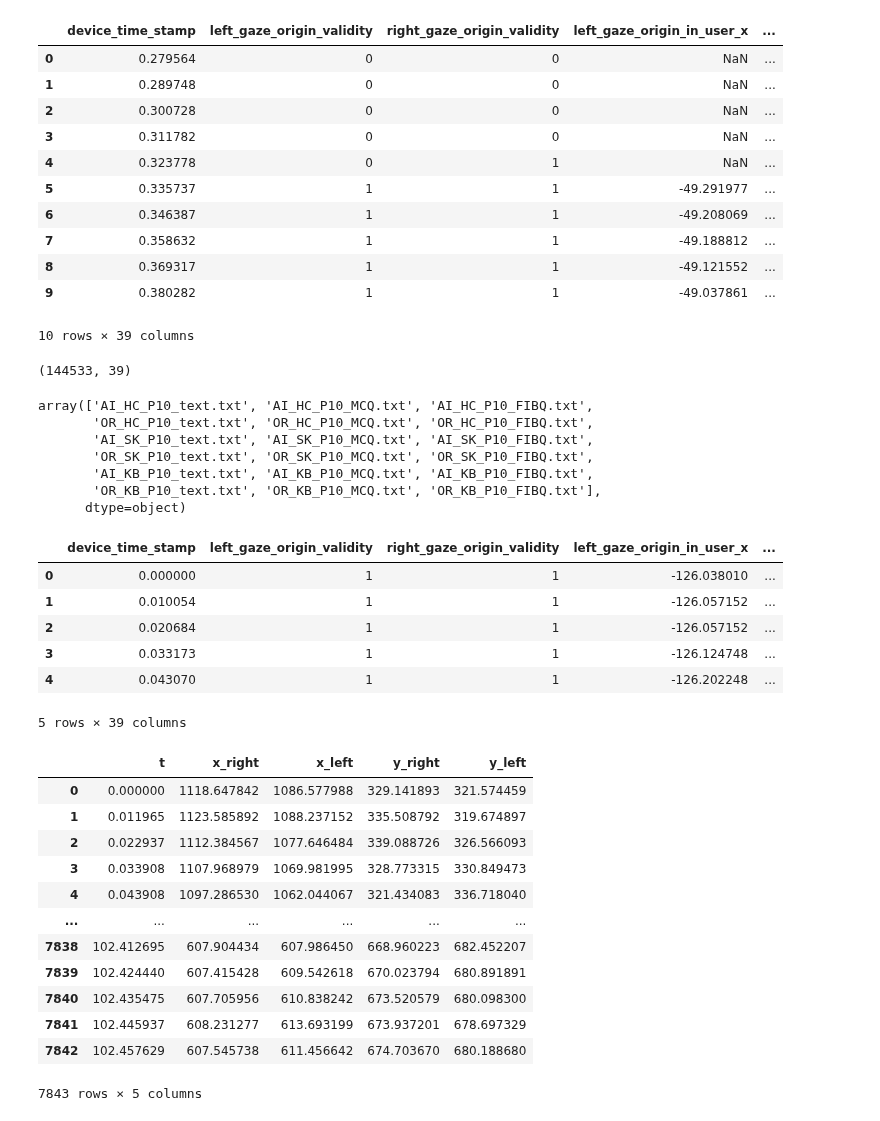
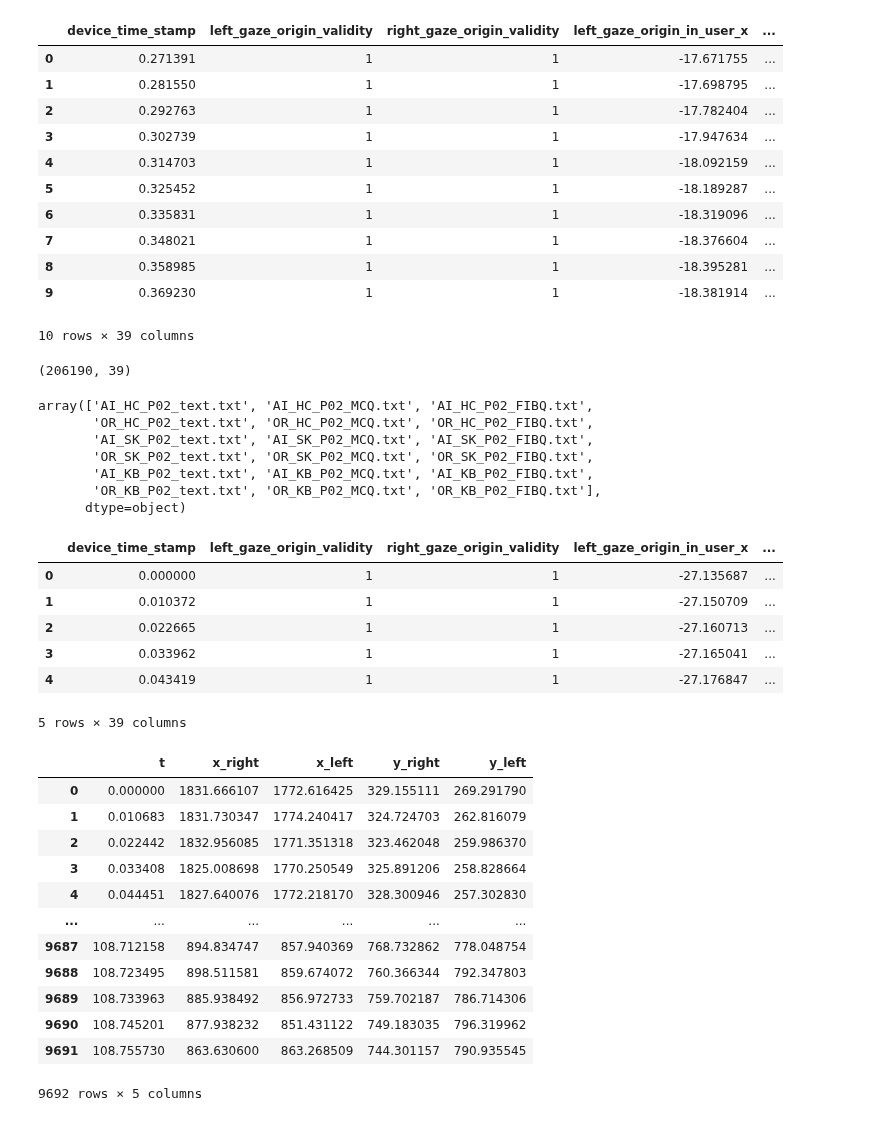
Before and after one commit to slayervictor/Fagpakkeprojekt-Eyes-Modelling, a Jupyter notebook: eye_tracking_expiriment/data_extraction.ipynb, the cells around one changed output. Drawn from its saved outputs; the diff is of its cells as text; code cells hidden in the pictures.

```diff
--- a/eye_tracking_expiriment/data_extraction.ipynb
+++ b/eye_tracking_expiriment/data_extraction.ipynb
@@ -12,36 +12,36 @@ testperson = 2
 # %%
 warnings.filterwarnings('ignore')
-gaze = pd.read_csv("../eye_tracking_expiriment\data\gaze_data_Alexander_2.csv")
+gaze = pd.read_csv("../eye_tracking_expiriment\data\gaze_data_Muhammad_1.csv")
 gaze.head(10)
 # %% [output]
 |  | device_time_stamp | left_gaze_origin_validity | right_gaze_origin_validity | left_gaze_origin_in_user_x | ... |
-| 0 | 0.279564 | 0 | 0 | NaN | ... |
-| 1 | 0.289748 | 0 | 0 | NaN | ... |
-| 2 | 0.300728 | 0 | 0 | NaN | ... |
-| 3 | 0.311782 | 0 | 0 | NaN | ... |
-| 4 | 0.323778 | 0 | 1 | NaN | ... |
-| 5 | 0.335737 | 1 | 1 | -49.291977 | ... |
-| 6 | 0.346387 | 1 | 1 | -49.208069 | ... |
-| 7 | 0.358632 | 1 | 1 | -49.188812 | ... |
-| 8 | 0.369317 | 1 | 1 | -49.121552 | ... |
-| 9 | 0.380282 | 1 | 1 | -49.037861 | ... |
+| 0 | 0.271391 | 1 | 1 | -17.671755 | ... |
+| 1 | 0.281550 | 1 | 1 | -17.698795 | ... |
+| 2 | 0.292763 | 1 | 1 | -17.782404 | ... |
+| 3 | 0.302739 | 1 | 1 | -17.947634 | ... |
+| 4 | 0.314703 | 1 | 1 | -18.092159 | ... |
+| 5 | 0.325452 | 1 | 1 | -18.189287 | ... |
+| 6 | 0.335831 | 1 | 1 | -18.319096 | ... |
+| 7 | 0.348021 | 1 | 1 | -18.376604 | ... |
+| 8 | 0.358985 | 1 | 1 | -18.395281 | ... |
+| 9 | 0.369230 | 1 | 1 | -18.381914 | ... |
 10 rows × 39 columns
 # %%
 gaze = gaze.dropna()
 gaze.reset_index(drop=True, inplace=True)
 gaze.shape
 # %% [output]
-(144533, 39)
+(206190, 39)
 # %%
 un = gaze["text_file"].unique()
 un
 # %% [output]
-array(['AI_HC_P10_text.txt', 'AI_HC_P10_MCQ.txt', 'AI_HC_P10_FIBQ.txt',
-       'OR_HC_P10_text.txt', 'OR_HC_P10_MCQ.txt', 'OR_HC_P10_FIBQ.txt',
-       'AI_SK_P10_text.txt', 'AI_SK_P10_MCQ.txt', 'AI_SK_P10_FIBQ.txt',
-       'OR_SK_P10_text.txt', 'OR_SK_P10_MCQ.txt', 'OR_SK_P10_FIBQ.txt',
-       'AI_KB_P10_text.txt', 'AI_KB_P10_MCQ.txt', 'AI_KB_P10_FIBQ.txt',
-       'OR_KB_P10_text.txt', 'OR_KB_P10_MCQ.txt', 'OR_KB_P10_FIBQ.txt'],
+array(['AI_HC_P02_text.txt', 'AI_HC_P02_MCQ.txt', 'AI_HC_P02_FIBQ.txt',
+       'OR_HC_P02_text.txt', 'OR_HC_P02_MCQ.txt', 'OR_HC_P02_FIBQ.txt',
+       'AI_SK_P02_text.txt', 'AI_SK_P02_MCQ.txt', 'AI_SK_P02_FIBQ.txt',
+       'OR_SK_P02_text.txt', 'OR_SK_P02_MCQ.txt', 'OR_SK_P02_FIBQ.txt',
+       'AI_KB_P02_text.txt', 'AI_KB_P02_MCQ.txt', 'AI_KB_P02_FIBQ.txt',
+       'OR_KB_P02_text.txt', 'OR_KB_P02_MCQ.txt', 'OR_KB_P02_FIBQ.txt'],
       dtype=object)
 # %%
 im_HC_AI = gaze[(gaze["Label"] == "Immersive") & (gaze["text_file"] == un[0])]
@@ -66,11 +66,11 @@ im_KB_OR["device_time_stamp"] = im_KB_OR["device_time_stamp"] - im_KB_OR["device
 im_SK_OR.head(5)
 # %% [output]
 |  | device_time_stamp | left_gaze_origin_validity | right_gaze_origin_validity | left_gaze_origin_in_user_x | ... |
-| 0 | 0.000000 | 1 | 1 | -126.038010 | ... |
-| 1 | 0.010054 | 1 | 1 | -126.057152 | ... |
-| 2 | 0.020684 | 1 | 1 | -126.057152 | ... |
-| 3 | 0.033173 | 1 | 1 | -126.124748 | ... |
-| 4 | 0.043070 | 1 | 1 | -126.202248 | ... |
+| 0 | 0.000000 | 1 | 1 | -27.135687 | ... |
+| 1 | 0.010372 | 1 | 1 | -27.150709 | ... |
+| 2 | 0.022665 | 1 | 1 | -27.160713 | ... |
+| 3 | 0.033962 | 1 | 1 | -27.165041 | ... |
+| 4 | 0.043419 | 1 | 1 | -27.176847 | ... |
 5 rows × 39 columns
 # %%
 left_x =im_SK_AI['left_gaze_point_on_display_area_x']*2560
@@ -82,18 +82,18 @@ eyes = pd.DataFrame({'t': t, 'x_right': right_x, 'x_left': left_x, 'y_right': ri
 eyes
 # %% [output]
 |  | t | x_right | x_left | y_right | y_left |
-| 0 | 0.000000 | 1118.647842 | 1086.577988 | 329.141893 | 321.574459 |
-| 1 | 0.011965 | 1123.585892 | 1088.237152 | 335.508792 | 319.674897 |
-| 2 | 0.022937 | 1112.384567 | 1077.646484 | 339.088726 | 326.566093 |
-| 3 | 0.033908 | 1107.968979 | 1069.981995 | 328.773315 | 330.849473 |
-| 4 | 0.043908 | 1097.286530 | 1062.044067 | 321.434083 | 336.718040 |
+| 0 | 0.000000 | 1831.666107 | 1772.616425 | 329.155111 | 269.291790 |
+| 1 | 0.010683 | 1831.730347 | 1774.240417 | 324.724703 | 262.816079 |
+| 2 | 0.022442 | 1832.956085 | 1771.351318 | 323.462048 | 259.986370 |
+| 3 | 0.033408 | 1825.008698 | 1770.250549 | 325.891206 | 258.828664 |
+| 4 | 0.044451 | 1827.640076 | 1772.218170 | 328.300946 | 257.302830 |
 | ... | ... | ... | ... | ... | ... |
-| 7838 | 102.412695 | 607.904434 | 607.986450 | 668.960223 | 682.452207 |
-| 7839 | 102.424440 | 607.415428 | 609.542618 | 670.023794 | 680.891891 |
-| 7840 | 102.435475 | 607.705956 | 610.838242 | 673.520579 | 680.098300 |
-| 7841 | 102.445937 | 608.231277 | 613.693199 | 673.937201 | 678.697329 |
-| 7842 | 102.457629 | 607.545738 | 611.456642 | 674.703670 | 680.188680 |
+| 9687 | 108.712158 | 894.834747 | 857.940369 | 768.732862 | 778.048754 |
+| 9688 | 108.723495 | 898.511581 | 859.674072 | 760.366344 | 792.347803 |
+| 9689 | 108.733963 | 885.938492 | 856.972733 | 759.702187 | 786.714306 |
+| 9690 | 108.745201 | 877.938232 | 851.431122 | 749.183035 | 796.319962 |
+| 9691 | 108.755730 | 863.630600 | 863.268509 | 744.301157 | 790.935545 |
-7843 rows × 5 columns
+9692 rows × 5 columns
 # %%
 f, axes = plt.subplots(2, 1, figsize=(15, 8))
 
```
Also changed, not shown: parts of 10 cells of this notebook, 3 other files.
